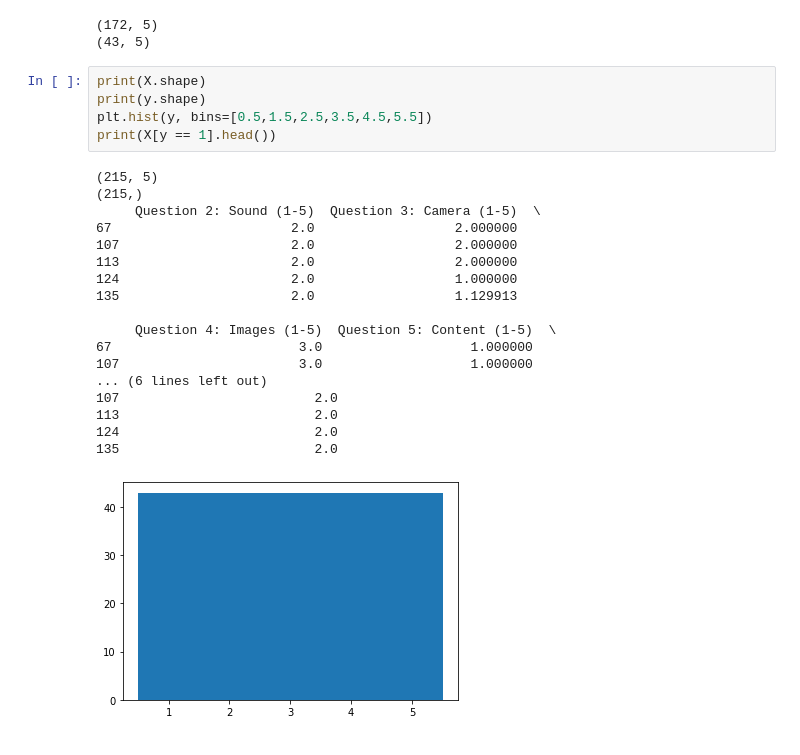
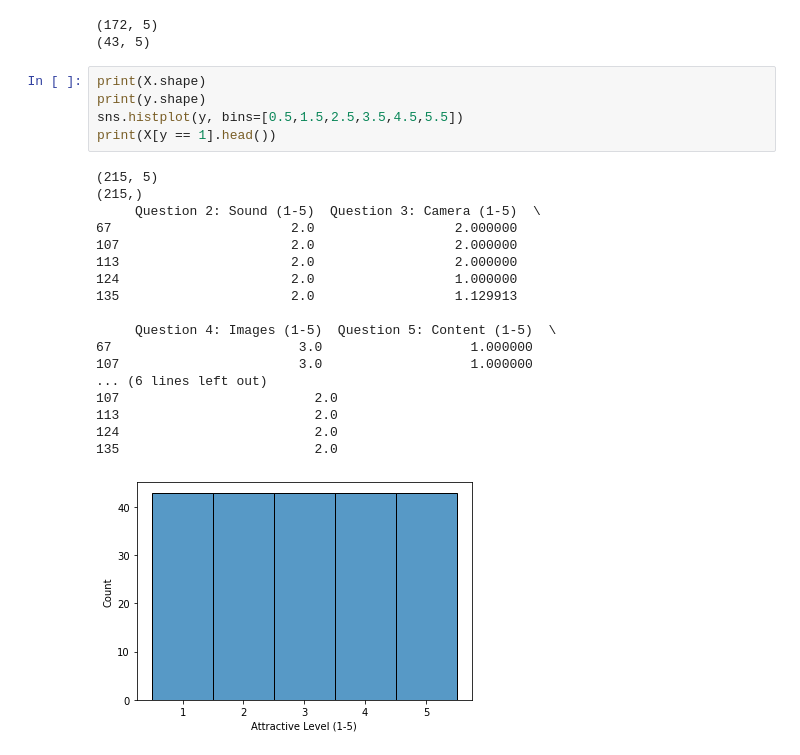
Before and after one commit to nghiatnh/AIP391_Group1_StreetFood, a Jupyter notebook: Model/BasicModels.ipynb, the cells around one changed output. Cells and saved outputs as stored; diff of their text form.

```diff
--- a/Model/BasicModels.ipynb
+++ b/Model/BasicModels.ipynb
@@ -82,27 +83,27 @@ AttributeError: 'NoneType' object has no attribute 'split'
 # %%
 print(X.shape)
 print(y.shape)
-plt.hist(y, bins=[0.5,1.5,2.5,3.5,4.5,5.5])
+sns.histplot(y, bins=[0.5,1.5,2.5,3.5,4.5,5.5])
 print(X[y == 1].head())
 # %% [output]
 (215, 5)
 (215,)
      Question 2: Sound (1-5)  Question 3: Camera (1-5)  \
 67                       2.0                  2.000000
 107                      2.0                  2.000000
 113                      2.0                  2.000000
 124                      2.0                  1.000000
 135                      2.0                  1.129913
 
      Question 4: Images (1-5)  Question 5: Content (1-5)  \
 67                        3.0                   1.000000
 107                       3.0                   1.000000
 ... (6 lines left out)
 107                         2.0
 113                         2.0
 124                         2.0
 135                         2.0
-[figure, old version]
+[figure, new version]
 # %%
 from sklearn import tree
 def DT():
```
Also changed, not shown: parts of 8 cells of this notebook, 9 other files.
